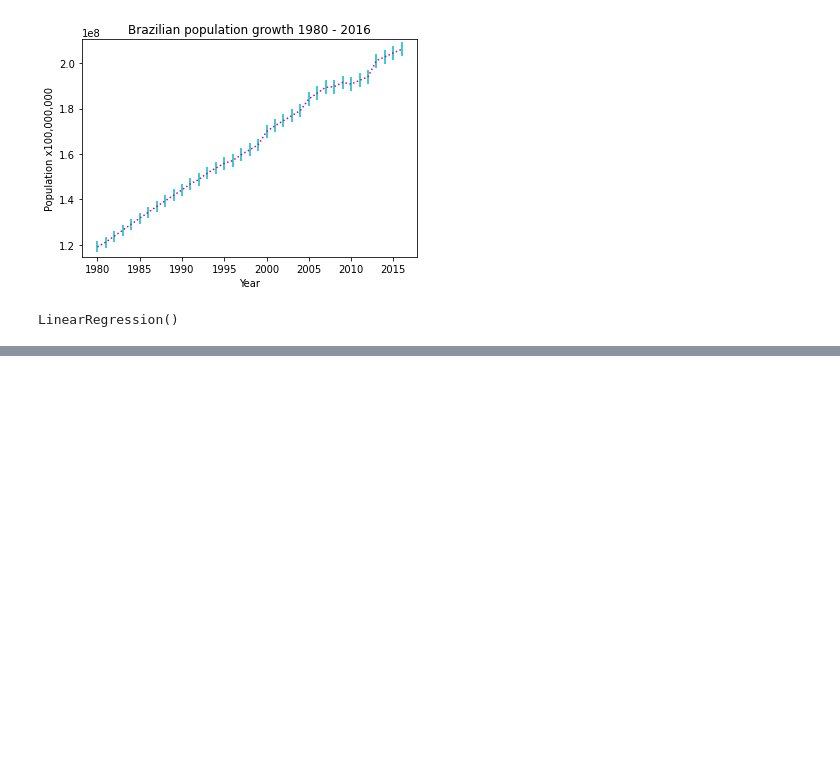
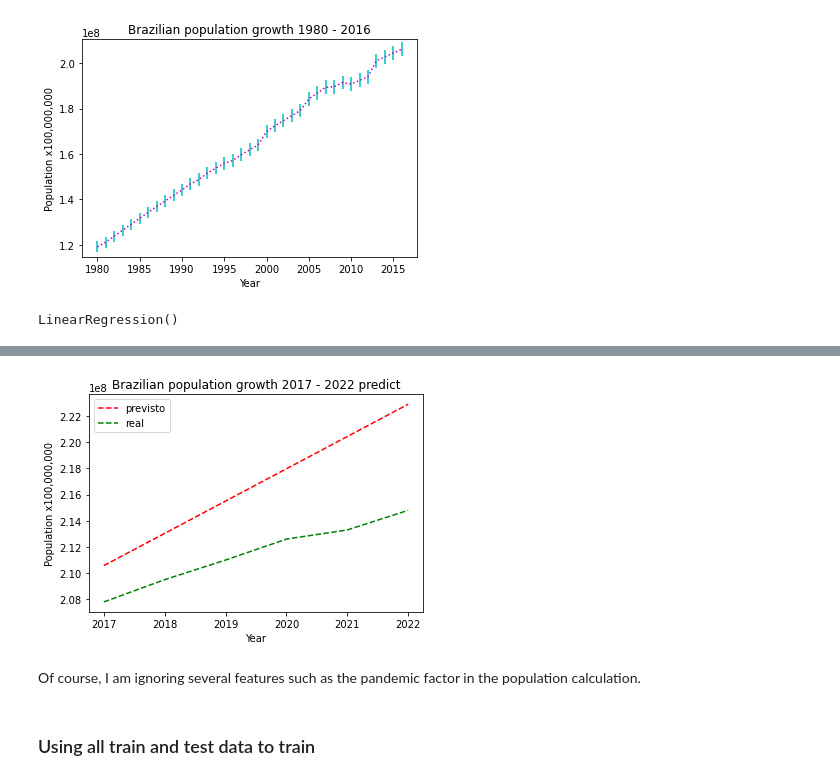
Before and after one commit to JonatasFontele/aprendizagem-de-maquina-e-mineracao-de-dados, a Jupyter notebook: brazilian_population_growth_visualization.ipynb, the cells around one changed output, grey strips where cells are left out. Drawn from its saved outputs; the diff is of its cells as text; code cells hidden in the pictures; blank space fills up the shorter version.

```diff
--- a/brazilian_population_growth_visualization.ipynb
+++ b/brazilian_population_growth_visualization.ipynb
@@ -157,0 +172,18 @@ plt.show()
+# %%
+# The last, 2022 is a prediction from IBGE
+actual_new_growth = np.array([207800000, 209500000, 211000000, 212600000, 213300000, 214800000])
+# %%
+plt.plot(new_years, growth_pred,'r--')
+plt.plot(new_years, actual_new_growth,'g--')
+plt.title("Brazilian population growth 2017 - 2022 predict")
+plt.legend(['previsto', 'real'])
+plt.xlabel('Year')
+plt.ylabel("Population x100,000,000")
+
+plt.show()
+# %% [output]
+[figure, added]
+# %% [markdown]
+Of course, I am ignoring several features such as the pandemic factor in the population calculation.
+# %% [markdown]
+### Using all train and test data to train
```
Also changed, not shown: parts of 4 cells of this notebook.
